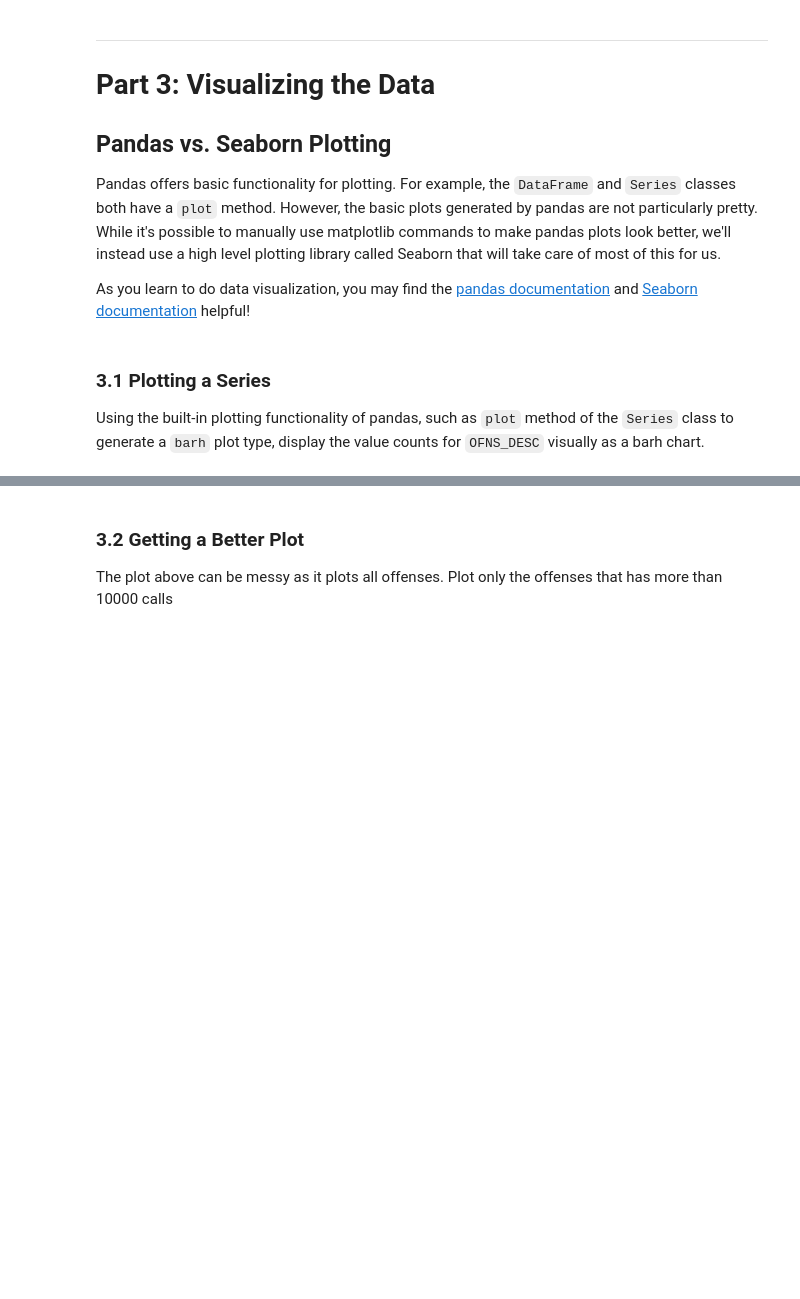
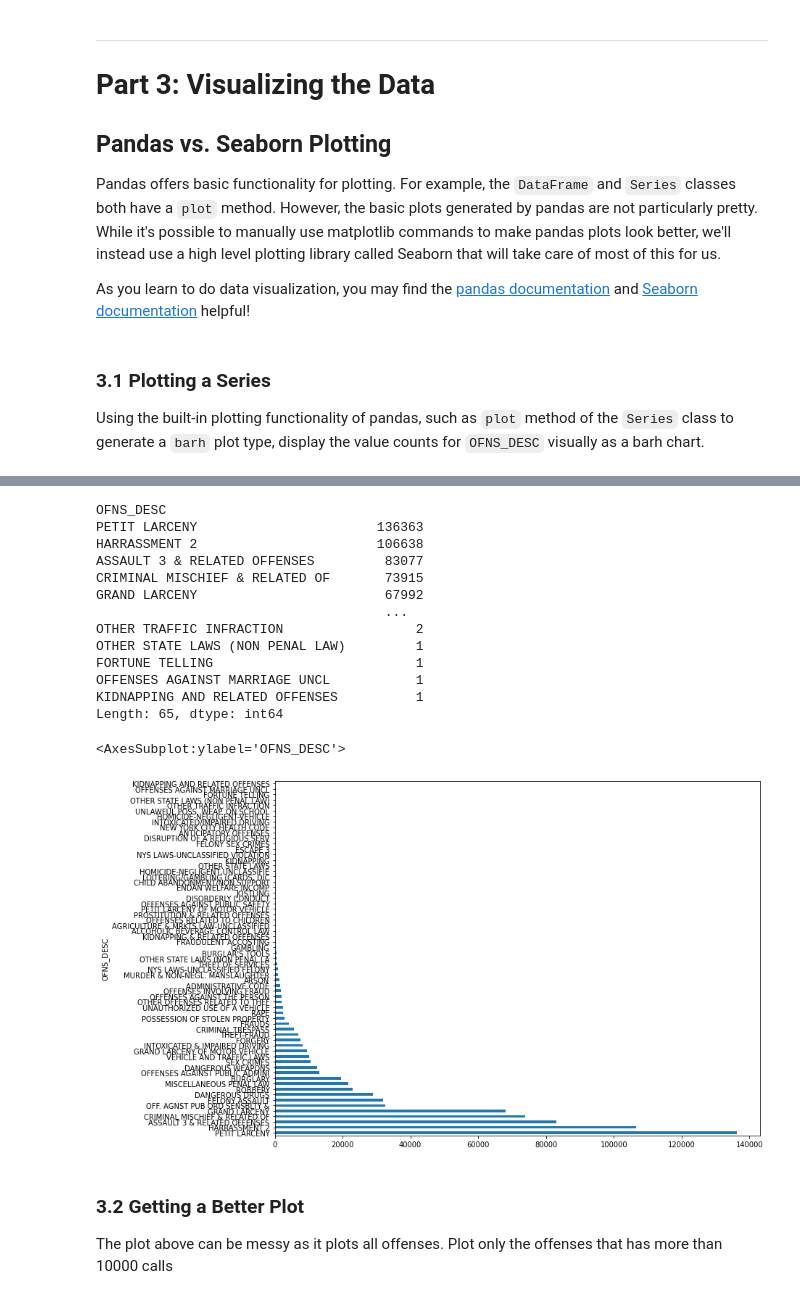
Before and after one commit to JakeTc/DSLabs, a Jupyter notebook: 91_jt919_Lab3.ipynb, the cells around one changed output, grey strips where cells are left out. Drawn from its saved outputs; the diff is of its cells as text; code cells hidden in the pictures; blank space fills up the shorter version.

```diff
--- a/91_jt919_Lab3.ipynb
+++ b/91_jt919_Lab3.ipynb
@@ -407,3 +400,27 @@ Using the built-in plotting functionality of pandas, such as `plot` method of th
+# %%
+### BEGIN SOLUTION
+summation = df.groupby(['OFNS_DESC']).size().sort_values(ascending=False)
+print(summation)
+summation.plot.barh()
+
+
+### END SOLUTION
+# %% [output]
+OFNS_DESC
+PETIT LARCENY                       136363
+HARRASSMENT 2                       106638
+ASSAULT 3 & RELATED OFFENSES         83077
+CRIMINAL MISCHIEF & RELATED OF       73915
+GRAND LARCENY                        67992
+                                     ...
+OTHER TRAFFIC INFRACTION                 2
+OTHER STATE LAWS (NON PENAL LAW)         1
+FORTUNE TELLING                          1
+OFFENSES AGAINST MARRIAGE UNCL           1
+KIDNAPPING AND RELATED OFFENSES          1
+Length: 65, dtype: int64
+<AxesSubplot:ylabel='OFNS_DESC'>
+[figure, added]
 # %% [markdown]
 ### 3.2 Getting a Better Plot
 The plot above can be messy as it plots all offenses. Plot only the offenses that has more than 10000 calls
```
Also changed, not shown: parts of 19 cells of this notebook.
